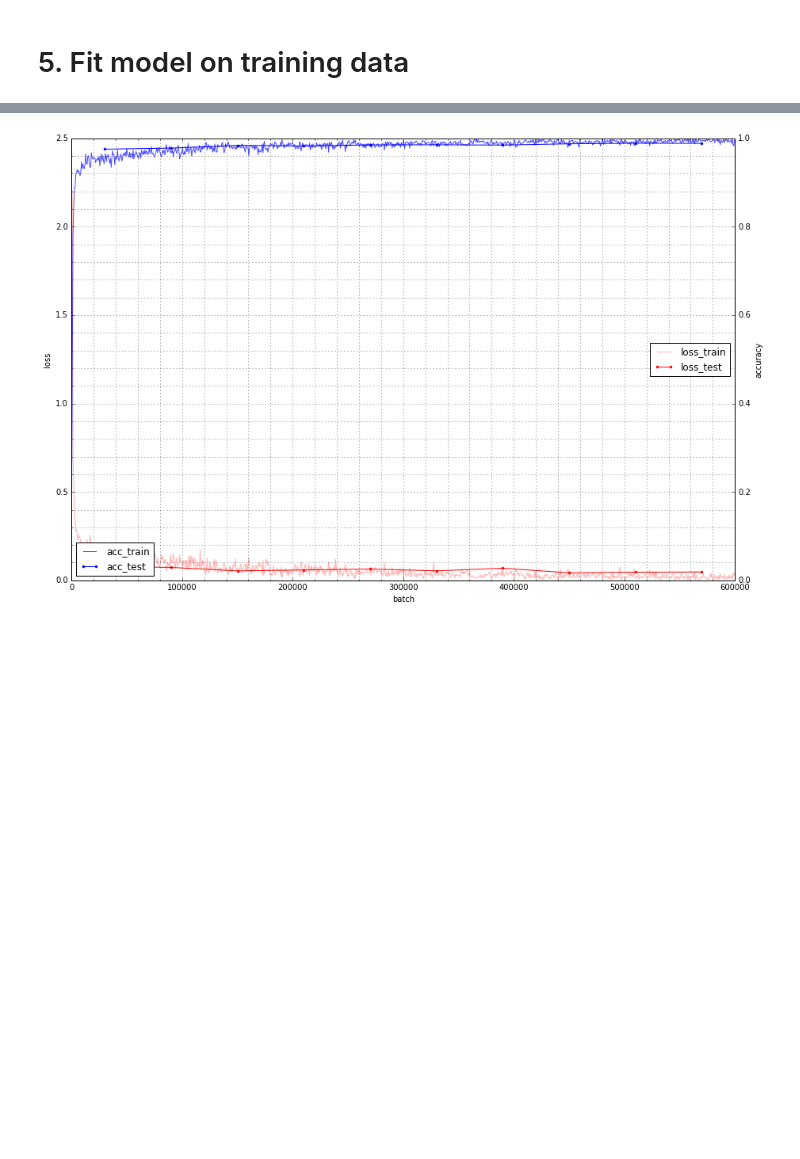
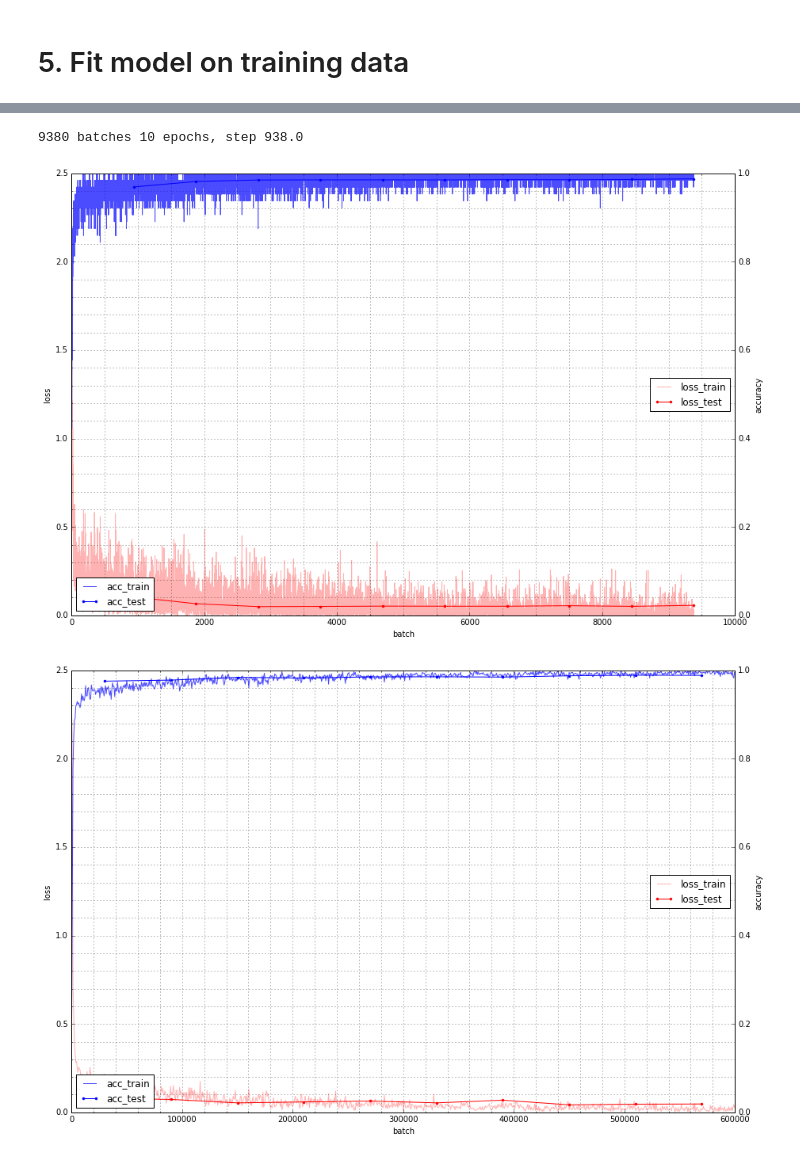
Before and after one commit to pyotr777/keras_tut, a Jupyter notebook: tutorials/Keras MNIST tutorial.ipynb, the cells around one changed output, grey strips where cells are left out. Drawn from its saved outputs; the diff is of its cells as text; code cells hidden in the pictures; blank space fills up the shorter version.

```diff
--- a/tutorials/Keras MNIST tutorial.ipynb
+++ b/tutorials/Keras MNIST tutorial.ipynb
@@ -132,3 +150,28 @@ print Y_train[:2]
+# %%
+def plot_loss_accuracy(train_loss, test_loss, train_acc, test_acc, test_points, validation_points) :
+    if test_points is None:
+        test_points = np.arange(0,len(train_loss))
+    if validation_points is None:
+        step = len(train_loss)/len(test_loss)
+        print len(train_loss),"batches",len(test_loss),"epochs, step",step
+        validation_points = np.arange(step,step*len(test_loss)+1,step)
+    fig = plt.figure(figsize=(15, 10))
+    ax1 = fig.add_subplot(111)
+    ax2 = ax1.twinx()
+    ax1.plot(test_points, train_loss, 'r-',label= "loss_train",alpha=0.3)
+    ax1.plot(validation_points, test_loss, 'r.-',label= "loss_test")
+    ax2.plot(test_points, train_acc, 'b-',label= "acc_train",alpha=0.7)
+    ax2.plot(validation_points, test_acc, 'b.-',label= "acc_test")
+    ax1.set_ylim([0,2.5])
+    ax1.set_xlabel('batch')
+    ax1.set_ylabel('loss')
+    ax2.set_ylabel('accuracy')
+
+    ax2.set_ylim([0,1])
+    ax1.legend(loc='center right')
+    ax2.legend(loc='best')
+    ax1.minorticks_on()
+    ax1.grid(which="both")
 # %% [markdown]
 # 4. Define model architecture
 # %%
@@ -277 +247,7 @@ def plot_loss_accuracy(train_loss, test_loss, train_acc, test_acc, test_points,
+# %%
+plot_loss_accuracy(batch_history_log.losses, history.history['val_loss'], \
+                   batch_history_log.accurs,     history.history['val_acc'], None, None )
+# %% [output]
+9380 batches 10 epochs, step 938.0
+[figure, added]
 # %%
```
Also changed, not shown: parts of 11 cells of this notebook, 2 other files.
